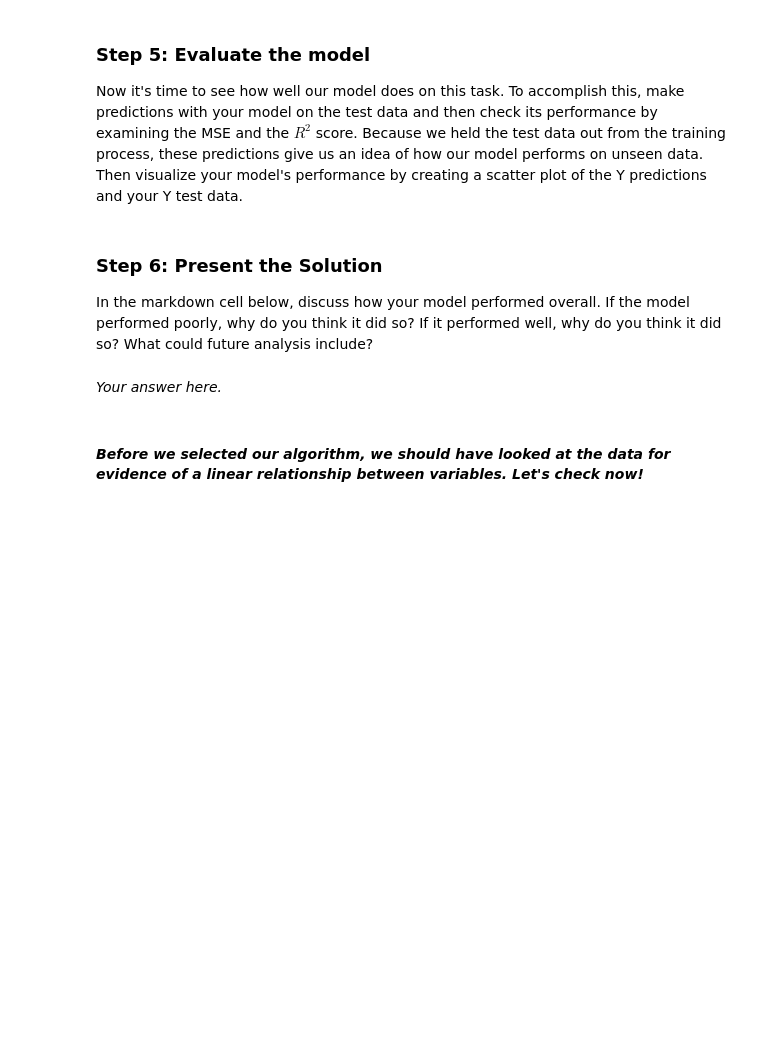
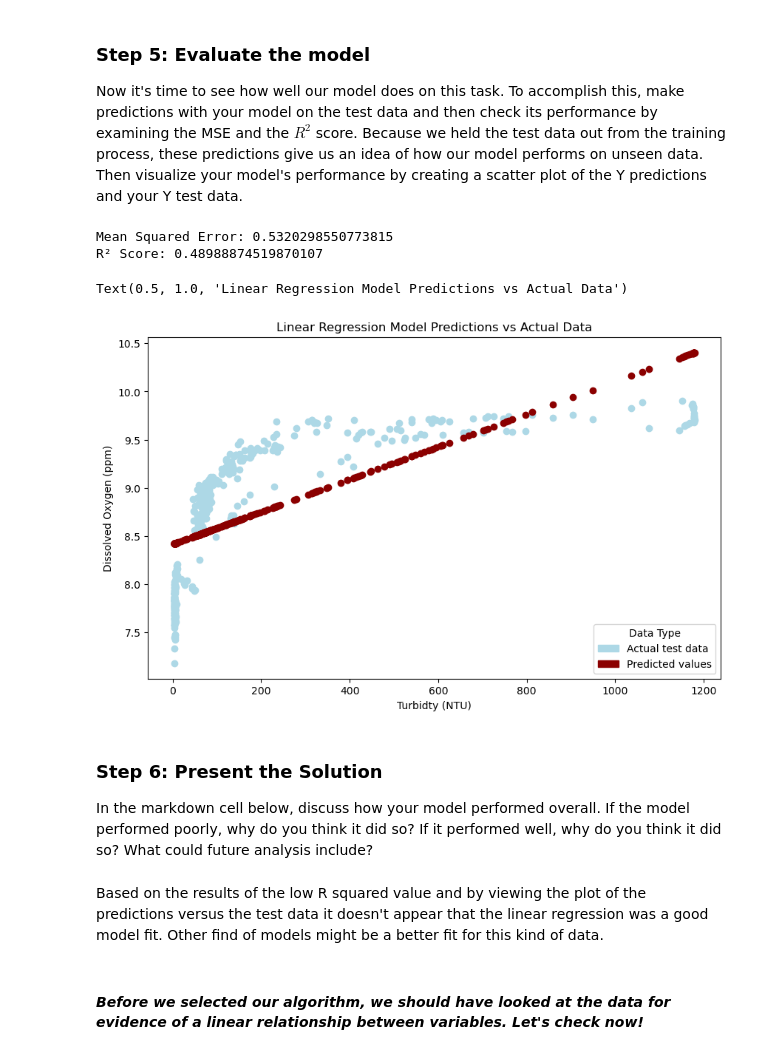
Before and after one commit to jordancsibley/EDS232-labs, a Jupyter notebook: Week1/Lab1-hurricane.ipynb, the cells around one changed output. Cells and saved outputs as stored; diff of their text form; code cells hidden in the pictures; blank space fills up the shorter version.

Commit message:
Update plot 1

```diff
--- a/Week1/Lab1-hurricane.ipynb
+++ b/Week1/Lab1-hurricane.ipynb
@@ -160,10 +162,10 @@ Select your data such that `albany_turbidity` is your feature or independent var
  **Use a test size of 0.33 and a random state of 42**.
 # %%
 # Select features and target
-X = ...
-Y = ...
+X = df[['albany_turbidity']]
+Y = df[['albany_DO']]
 
-X_train, X_test, Y_train, Y_test = ...
+X_train, X_test, Y_train, Y_test = train_test_split(X, Y, test_size = 0.33, random_state = 42)
 # %% [markdown]
 ### Step 4: Select your model
 
@@ -173,3 +175,4 @@ We are going to use linear regression to predict the turbidity in Albany. Is lin
 # %%
 # Initialize and fit the model
-model = ...
+model = LinearRegression()
+model.fit(X_train, Y_train)
@@ -179,21 +184,38 @@ model = ...
 Now it's time to see how well our model does on this task.  To accomplish this, make predictions with your model on the test data and then check its performance by examining the MSE and the $R^2$ score. Because we held the test data out from the training process, these predictions give us an idea of how our model performs on unseen data. Then visualize your model's performance by creating a scatter plot of the Y predictions and your Y test data.
 # %%
 # Make predictions
-Y_pred = ...
+Y_pred = model.predict(X_test)
 
 # Calculate evaluation metrics using scikit-learn's mean_squared_error and r2_score
-mse = ...
-r2 = ...
+mse = np.sqrt(mean_squared_error(Y_test, Y_pred))
+r2 = r2_score(Y_test, Y_pred)
 
 print(f"Mean Squared Error: {mse}")
 print(f"R² Score: {r2}")
 
 # Visualize predictions vs. actual values
+fig, ax = plt.subplots(figsize = (10,6))
+plt.scatter(x = X_test, y = Y_test, c="lightblue") # Actual values
+plt.scatter(x = X_test, y = Y_pred, c = "darkred") # Predictied values
+
+# Add legend
+actual_patch = mpatches.Patch(color = "lightblue", label = 'Actual test data')
+pred_patch = mpatches.Patch(color = "darkred", label = "Predicted values")
+ax.legend(handles=[actual_patch, pred_patch], loc='lower right', title='Data Type')
+
+plt.ylabel('Dissolved Oxygen (ppm)')
+plt.xlabel('Turbidty (NTU)')
+plt.title('Linear Regression Model Predictions vs Actual Data')
+# %% [output]
+Mean Squared Error: 0.5320298550773815
+R² Score: 0.48988874519870107
+Text(0.5, 1.0, 'Linear Regression Model Predictions vs Actual Data')
+[figure, added]
 # %% [markdown]
 ### Step 6:  Present the Solution
 In the markdown cell below, discuss how your model performed overall. If the model performed poorly, why do you think it did so? If it performed well, why do you think it did so? What could future analysis include?
 # %% [markdown]
-*Your answer here.*
+Based on the results of the low R squared value and by viewing the plot of the predictions versus the test data it doesn't appear that the linear regression was a good model fit. Other find of models might be a better fit for this kind of data.
 # %% [markdown]
 #### *Before we selected our algorithm, we should have looked at the data for evidence of a linear relationship between variables. Let's check now!*
 # %%
```
Also changed, not shown: parts of 7 cells of this notebook.
